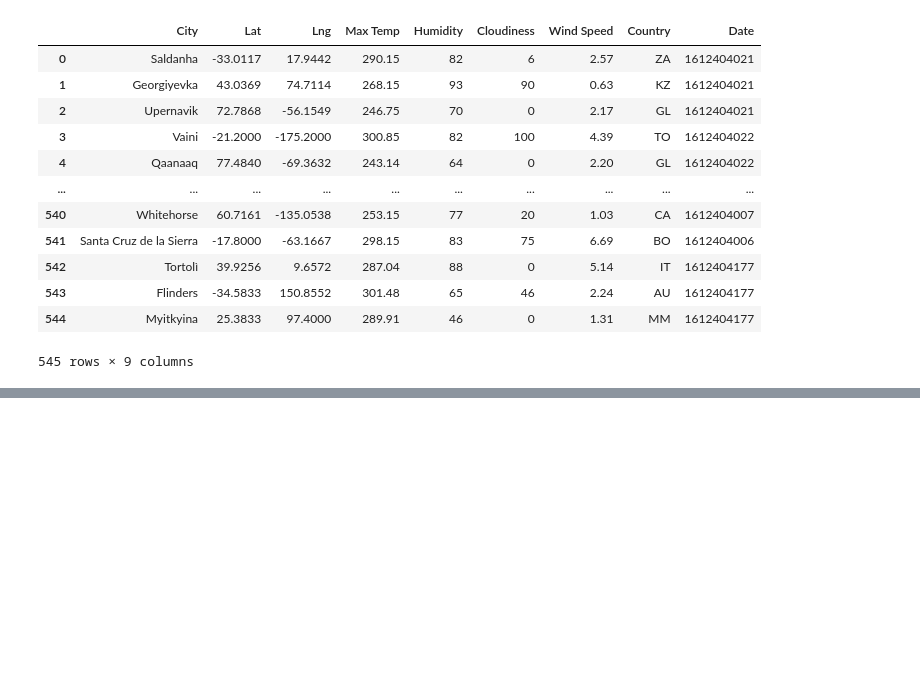
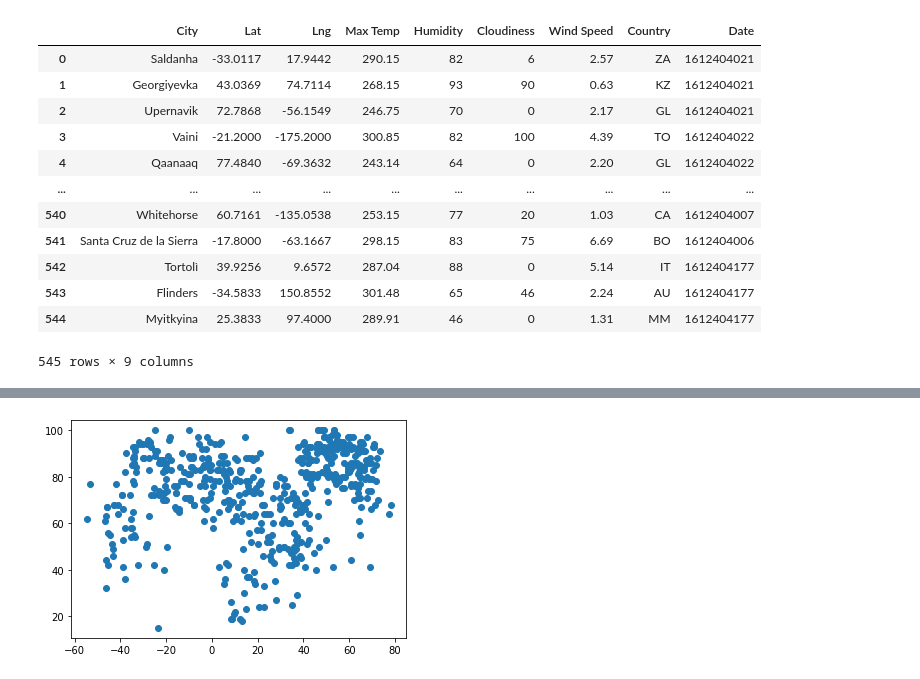
Before and after one commit to write42/python-api-challenge, a Jupyter notebook: WeatherPy/WeatherPy.ipynb, the cells around one changed output, grey strips where cells are left out. Drawn from its saved outputs; the diff is of its cells as text; code cells hidden in the pictures; blank space fills up the shorter version.

```diff
--- a/WeatherPy/WeatherPy.ipynb
+++ b/WeatherPy/WeatherPy.ipynb
@@ -153,0 +138,5 @@ plt.show()
+# %%
+plt.scatter(w_df["Lat"],w_df["Humidity"])
+plt.show()
+# %% [output]
+[figure, added]
```
Also changed, not shown: parts of 7 cells of this notebook.
